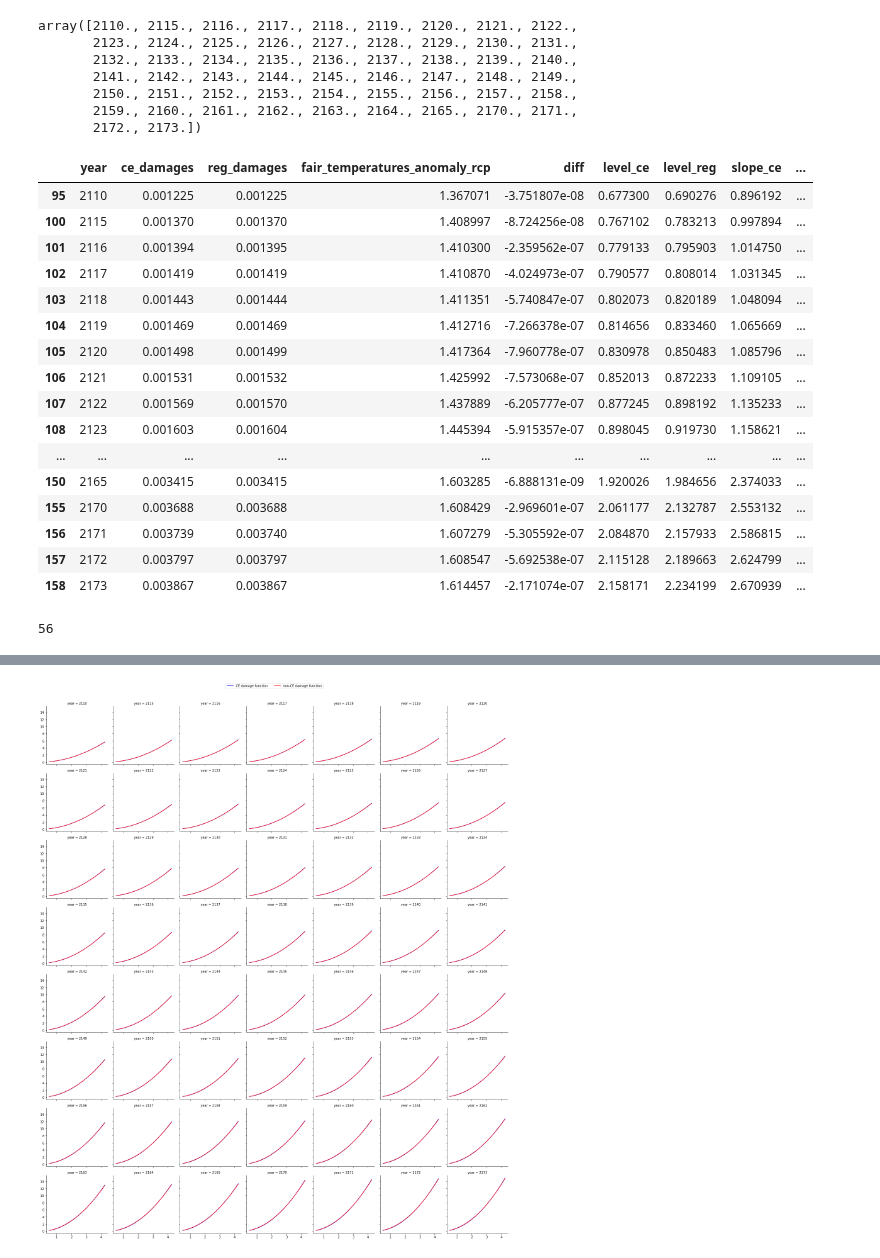
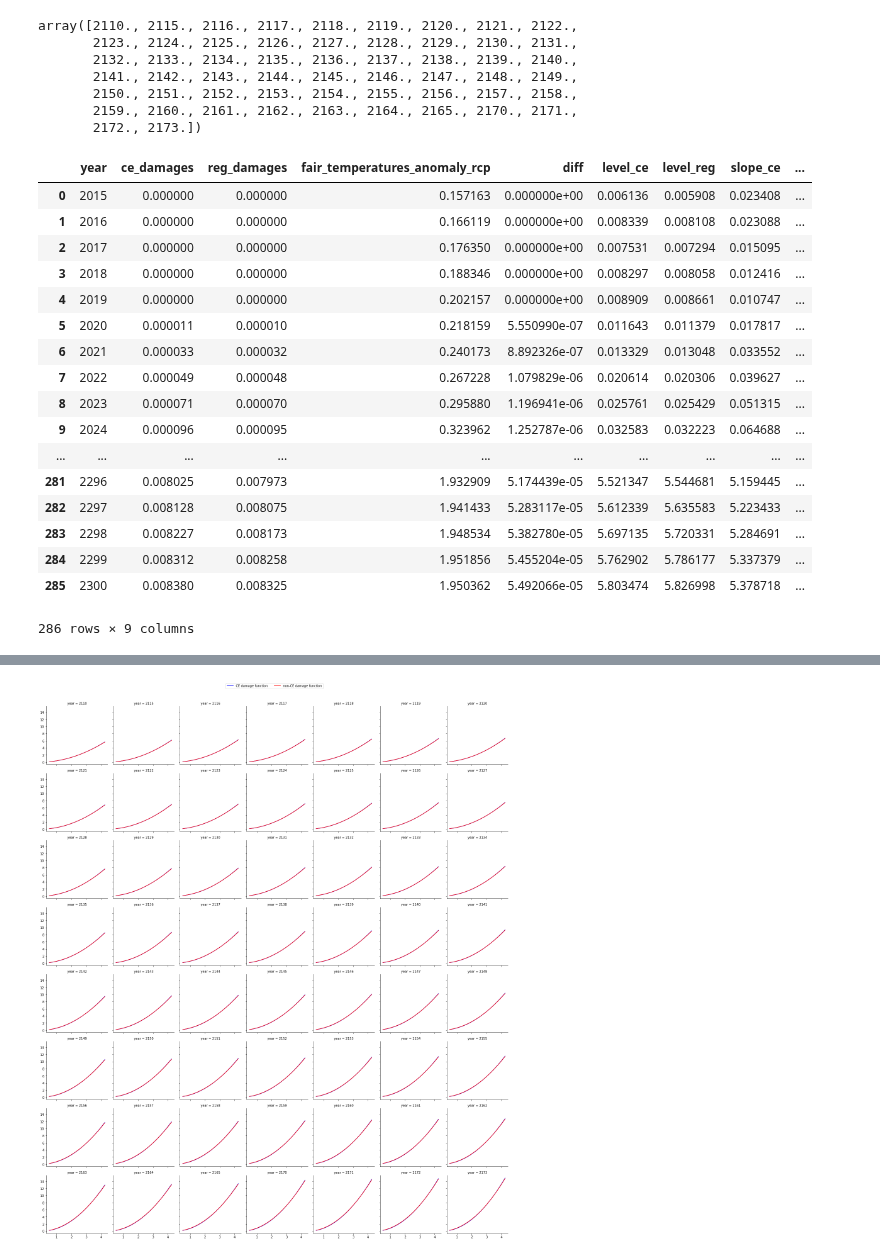
Before and after one commit to ClimateImpactLab/labor-code-release-2020, a Jupyter notebook: 4_post_projection/no_cons/2_scc/ce_og_SCC_comparison.ipynb, the cells around one changed output, grey strips where cells are left out. Cells and saved outputs as stored; diff of their text form; code cells hidden in the pictures.

```diff
--- a/4_post_projection/no_cons/2_scc/ce_og_SCC_comparison.ipynb
+++ b/4_post_projection/no_cons/2_scc/ce_og_SCC_comparison.ipynb
@@ -66,52 +66,49 @@ mc_coeffs = mc_coeffs[["year", "cons","beta1","beta2"]]
 # ANALYSIS FOR RCP4.5
 
 coeffs = pd.merge(ce_coeffs, mc_coeffs, on= ['year'], how = 'inner')
 # coeffs = coeffs[coeffs['year'].isin(years_low)] # uncomment if comparison wanted only for years where ce damages < regular damages
 
 fair = pd.read_csv("/mnt/CIL_labor/6_ce/rcp45_anomalies.csv")
 
 df = pd.merge(coeffs, fair, on= ['year'], how = 'inner')
 
 # generate CE variables: damages due to pulse and level at rcp anomaly
 df['pulse_df_ce'] = (df.cons_x + df.fair_temperatures_anomaly_pulse * df.beta1_x + df.fair_temperatures_anomaly_pulse**2 * df.beta2_x)
 df['level_ce'] = (df.cons_x + df.fair_temperatures_anomaly_rcp * df.beta1_x + df.fair_temperatures_anomaly_rcp**2 * df.beta2_x)
 df['ce_damages'] = df.pulse_df_ce - df.level_ce
 
 # generate non-CE variables: damages due to pulse and level at rcp anomaly
 df['pulse_df_mc'] = (df.cons_y + df.fair_temperatures_anomaly_pulse * df.beta1_y + df.fair_temperatures_anomaly_pulse**2 * df.beta2_y)
 df['level_reg'] = (df.cons_y + df.fair_temperatures_anomaly_rcp * df.beta1_y + df.fair_temperatures_anomaly_rcp**2 * df.beta2_y)
 df['reg_damages'] = df.pulse_df_mc - df.level_reg
 
 # diff between CE and non-CE damages
 df['diff'] = df.ce_damages - df.reg_damages
 
 # slope = beta1 + 2*beta2*fair_anomaly for each case for rcp anomaly
 df['slope_ce'] = (df.beta1_x + 2 * df.fair_temperatures_anomaly_rcp * df.beta2_x)
 df['slope_reg'] = (df.beta1_y + 2 * df.fair_temperatures_anomaly_rcp * df.beta2_y)
 
 # final df
-dff = df[['year', 'ce_damages', 'reg_damages', 'fair_temperatures_anomaly_rcp', 'diff', 'level_ce', 'level_reg', 'slope_ce', 'slope_reg']]
+df[['year', 'ce_damages', 'reg_damages', 'fair_temperatures_anomaly_rcp', 'diff', 'level_ce', 'level_reg', 'slope_ce', 'slope_reg']]#.to_csv('/home/nsharma/repos/labor-code-release-2020/output/damage_function_no_cons/rcp45_df.csv')
 
-dff[dff['year'].isin(years_low)]#.to_csv('/home/nsharma/repos/labor-code-release-2020/output/damage_function_no_cons/rcp45_df.csv')
+# dff[dff['year'].isin(years_low)]
 # %% [output]
 |  | year | ce_damages | reg_damages | fair_temperatures_anomaly_rcp | diff | level_ce | level_reg | slope_ce | ... |
-| 95 | 2110 | 0.001225 | 0.001225 | 1.367071 | -3.751807e-08 | 0.677300 | 0.690276 | 0.896192 | ... |
-| 100 | 2115 | 0.001370 | 0.001370 | 1.408997 | -8.724256e-08 | 0.767102 | 0.783213 | 0.997894 | ... |
-| 101 | 2116 | 0.001394 | 0.001395 | 1.410300 | -2.359562e-07 | 0.779133 | 0.795903 | 1.014750 | ... |
-| 102 | 2117 | 0.001419 | 0.001419 | 1.410870 | -4.024973e-07 | 0.790577 | 0.808014 | 1.031345 | ... |
-| 103 | 2118 | 0.001443 | 0.001444 | 1.411351 | -5.740847e-07 | 0.802073 | 0.820189 | 1.048094 | ... |
-| 104 | 2119 | 0.001469 | 0.001469 | 1.412716 | -7.266378e-07 | 0.814656 | 0.833460 | 1.065669 | ... |
-| 105 | 2120 | 0.001498 | 0.001499 | 1.417364 | -7.960778e-07 | 0.830978 | 0.850483 | 1.085796 | ... |
-| 106 | 2121 | 0.001531 | 0.001532 | 1.425992 | -7.573068e-07 | 0.852013 | 0.872233 | 1.109105 | ... |
-| 107 | 2122 | 0.001569 | 0.001570 | 1.437889 | -6.205777e-07 | 0.877245 | 0.898192 | 1.135233 | ... |
-| 108 | 2123 | 0.001603 | 0.001604 | 1.445394 | -5.915357e-07 | 0.898045 | 0.919730 | 1.158621 | ... |
+| 0 | 2015 | 0.000000 | 0.000000 | 0.157163 | 0.000000e+00 | 0.006136 | 0.005908 | 0.023408 | ... |
+| 1 | 2016 | 0.000000 | 0.000000 | 0.166119 | 0.000000e+00 | 0.008339 | 0.008108 | 0.023088 | ... |
+| 2 | 2017 | 0.000000 | 0.000000 | 0.176350 | 0.000000e+00 | 0.007531 | 0.007294 | 0.015095 | ... |
+| 3 | 2018 | 0.000000 | 0.000000 | 0.188346 | 0.000000e+00 | 0.008297 | 0.008058 | 0.012416 | ... |
+| 4 | 2019 | 0.000000 | 0.000000 | 0.202157 | 0.000000e+00 | 0.008909 | 0.008661 | 0.010747 | ... |
+| 5 | 2020 | 0.000011 | 0.000010 | 0.218159 | 5.550990e-07 | 0.011643 | 0.011379 | 0.017817 | ... |
+| 6 | 2021 | 0.000033 | 0.000032 | 0.240173 | 8.892326e-07 | 0.013329 | 0.013048 | 0.033552 | ... |
+| 7 | 2022 | 0.000049 | 0.000048 | 0.267228 | 1.079829e-06 | 0.020614 | 0.020306 | 0.039627 | ... |
+| 8 | 2023 | 0.000071 | 0.000070 | 0.295880 | 1.196941e-06 | 0.025761 | 0.025429 | 0.051315 | ... |
+| 9 | 2024 | 0.000096 | 0.000095 | 0.323962 | 1.252787e-06 | 0.032583 | 0.032223 | 0.064688 | ... |
 | ... | ... | ... | ... | ... | ... | ... | ... | ... | ... |
-| 150 | 2165 | 0.003415 | 0.003415 | 1.603285 | -6.888131e-09 | 1.920026 | 1.984656 | 2.374033 | ... |
-| 155 | 2170 | 0.003688 | 0.003688 | 1.608429 | -2.969601e-07 | 2.061177 | 2.132787 | 2.553132 | ... |
-| 156 | 2171 | 0.003739 | 0.003740 | 1.607279 | -5.305592e-07 | 2.084870 | 2.157933 | 2.586815 | ... |
-| 157 | 2172 | 0.003797 | 0.003797 | 1.608547 | -5.692538e-07 | 2.115128 | 2.189663 | 2.624799 | ... |
-| 158 | 2173 | 0.003867 | 0.003867 | 1.614457 | -2.171074e-07 | 2.158171 | 2.234199 | 2.670939 | ... |
+| 281 | 2296 | 0.008025 | 0.007973 | 1.932909 | 5.174439e-05 | 5.521347 | 5.544681 | 5.159445 | ... |
+| 282 | 2297 | 0.008128 | 0.008075 | 1.941433 | 5.283117e-05 | 5.612339 | 5.635583 | 5.223433 | ... |
+| 283 | 2298 | 0.008227 | 0.008173 | 1.948534 | 5.382780e-05 | 5.697135 | 5.720331 | 5.284691 | ... |
+| 284 | 2299 | 0.008312 | 0.008258 | 1.951856 | 5.455204e-05 | 5.762902 | 5.786177 | 5.337379 | ... |
+| 285 | 2300 | 0.008380 | 0.008325 | 1.950362 | 5.492066e-05 | 5.803474 | 5.826998 | 5.378718 | ... |
+286 rows × 9 columns
-# %%
-len(dff[dff['year'].isin(years_low)].loc[dff.slope_ce < dff.slope_reg].year.unique())
-# %% [output]
-56
```
Also changed, not shown: parts of 7 cells of this notebook, 3 other files.
